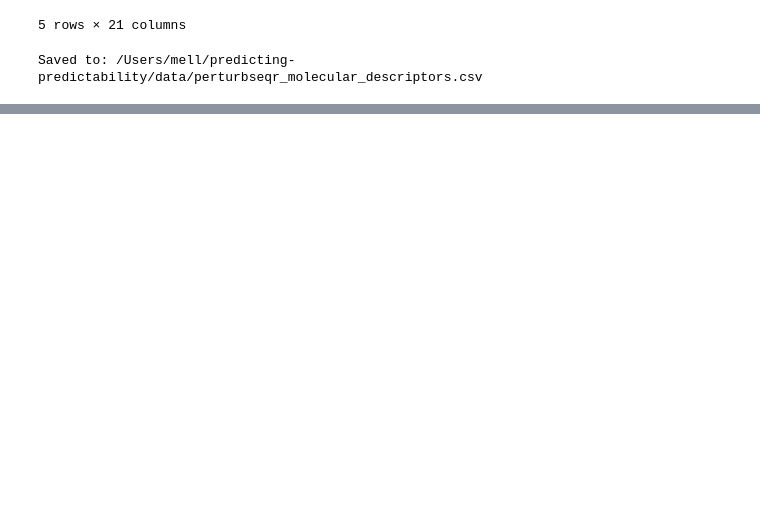
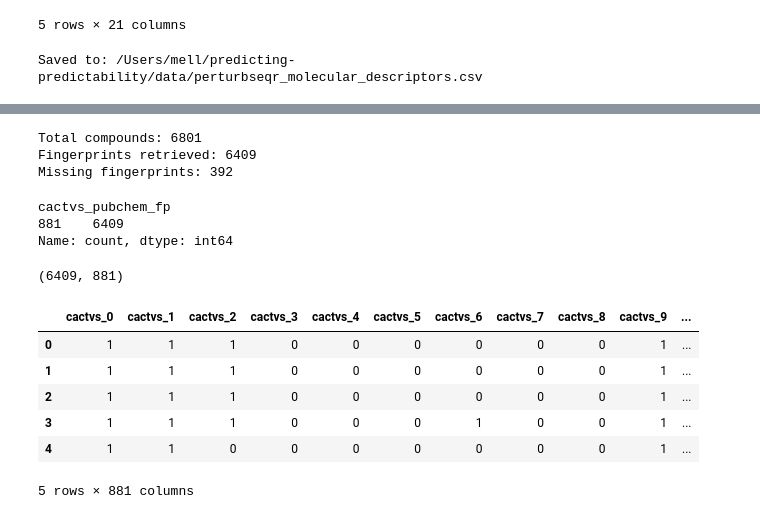
Before and after one commit to mell508-gif/predicting-predictability, a Jupyter notebook: notebooks/objective_2_rdkit_fingerprints.ipynb, the cells around one changed output, grey strips where cells are left out. Cells and saved outputs as stored; diff of their text form; code cells hidden in the pictures; blank space fills up the shorter version.

Commit message:
Add CACTVS PubChem fingerprint table

```diff
--- a/notebooks/objective_2_rdkit_fingerprints.ipynb
+++ b/notebooks/objective_2_rdkit_fingerprints.ipynb
@@ -483,0 +447,16 @@ Saved to: /Users/mell/predicting-predictability/data/descriptor_summary_statisti
+# %%
+# Define a function to retrieve one CACTVS/PubChem fingerprint from PubChem
+
+def get_cactvs_fingerprint(cid):
+    """
+    Retrieve the PubChem CACTVS fingerprint for one compound using its PubChem CID.
+    Return None if the CID is missing or if PubChem lookup fails.
+    """
+    if pd.isna(cid):
+        return None
+
+    try:
+        compound = pcp.Compound.from_cid(int(cid))
+        return compound.cactvs_fingerprint
+    except Exception:
+        return None
@@ -483,0 +465,14 @@ Saved to: /Users/mell/predicting-predictability/data/descriptor_summary_statisti
+# %%
+import time
+from tqdm import tqdm
+
+fingerprints = []
+
+for cid in tqdm(compounds_df[CID_COL], desc="Fetching CACTVS/PubChem fingerprints"):
+    fp = get_cactvs_fingerprint(cid)
+    fingerprints.append(fp)
+    time.sleep(0.1)
+
+compounds_df["cactvs_pubchem_fp"] = fingerprints
+
+compounds_df[["name", CID_COL, "cactvs_pubchem_fp"]].head()
@@ -483,0 +488,10 @@ Saved to: /Users/mell/predicting-predictability/data/descriptor_summary_statisti
+# %%
+valid = compounds_df["cactvs_pubchem_fp"].notna()
+
+print("Total compounds:", len(compounds_df))
+print("Fingerprints retrieved:", valid.sum())
+print("Missing fingerprints:", (~valid).sum())
+# %% [output]
+Total compounds: 6801
+Fingerprints retrieved: 6409
+Missing fingerprints: 392
@@ -483,0 +500,6 @@ Saved to: /Users/mell/predicting-predictability/data/descriptor_summary_statisti
+# %%
+compounds_df["cactvs_pubchem_fp"].dropna().str.len().value_counts().head()
+# %% [output]
+cactvs_pubchem_fp
+881    6409
+Name: count, dtype: int64
@@ -483,0 +508,18 @@ Saved to: /Users/mell/predicting-predictability/data/descriptor_summary_statisti
+# %%
+fp_strings = compounds_df.loc[valid, "cactvs_pubchem_fp"]
+
+cactvs_bits_df = fp_strings.apply(lambda x: pd.Series(list(x))).astype(int)
+
+cactvs_bits_df.columns = [f"cactvs_{i}" for i in range(cactvs_bits_df.shape[1])]
+
+print(cactvs_bits_df.shape)
+cactvs_bits_df.head()
+# %% [output]
+(6409, 881)
+|  | cactvs_0 | cactvs_1 | cactvs_2 | cactvs_3 | cactvs_4 | cactvs_5 | cactvs_6 | cactvs_7 | cactvs_8 | cactvs_9 | ... |
+| 0 | 1 | 1 | 1 | 0 | 0 | 0 | 0 | 0 | 0 | 1 | ... |
+| 1 | 1 | 1 | 1 | 0 | 0 | 0 | 0 | 0 | 0 | 1 | ... |
+| 2 | 1 | 1 | 1 | 0 | 0 | 0 | 0 | 0 | 0 | 1 | ... |
+| 3 | 1 | 1 | 1 | 0 | 0 | 0 | 1 | 0 | 0 | 1 | ... |
+| 4 | 1 | 1 | 0 | 0 | 0 | 0 | 0 | 0 | 0 | 1 | ... |
+5 rows × 881 columns
```
Also changed, not shown: parts of 29 cells of this notebook, 1 other file.
